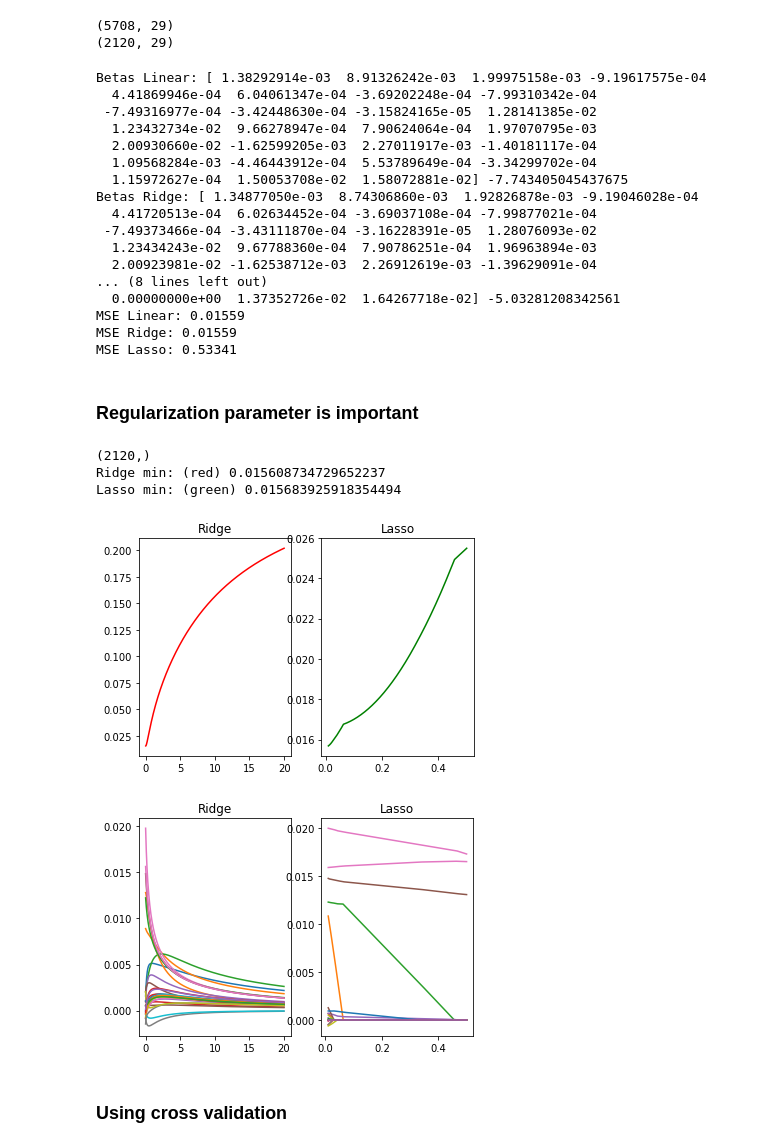
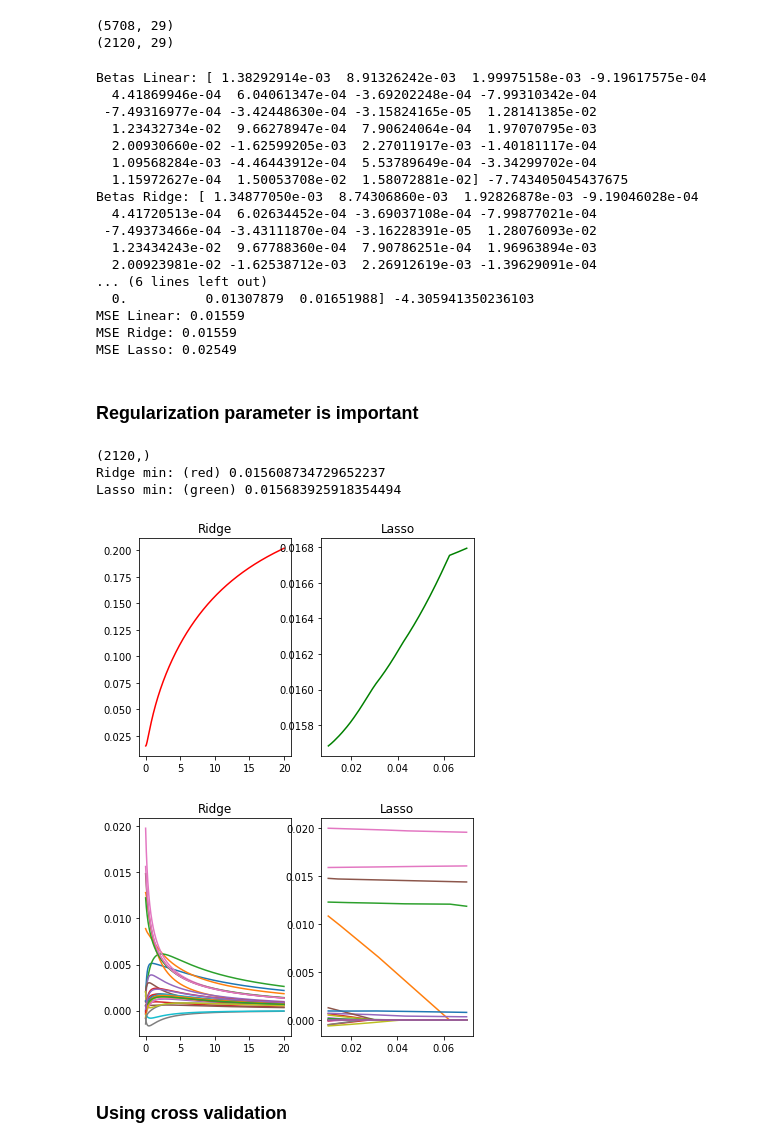
Before and after one commit to lucasmoschen/Machine_Learning_with_Python, a Jupyter notebook: Regression/pynb/Machine_Learning_4_DS-Regression-worked.ipynb, the cells around one changed output. Drawn from its saved outputs; the diff is of its cells as text; code cells hidden in the pictures.

```diff
--- a/Regression/pynb/Machine_Learning_4_DS-Regression-worked.ipynb
+++ b/Regression/pynb/Machine_Learning_4_DS-Regression-worked.ipynb
@@ -78,7 +78,7 @@ Y_data = df[columns[-1]].values ##seleciona os dados do IDEB 2013, que quer pred
 
 linear_regr = linear_model.LinearRegression() ##instancia os objetos
 ridge_regr = linear_model.Ridge(alpha=5.0)
-lasso_regr = linear_model.Lasso(alpha=0.3)
+lasso_regr = linear_model.Lasso(alpha=0.5)
 linear_regr.fit(X_data, Y_data) ##encaixa nos dados
 ridge_regr.fit(X_data, Y_data)
 lasso_regr.fit(X_data, Y_data)
@@ -93,7 +93,7 @@ print("Betas Lasso:",lasso_regr.coef_,lasso_regr.intercept_)
 
 print("MSE Linear: %.5f" % np.mean(np.subtract(linear_regr.predict(X_data), Y_data) ** 2))
 print("MSE Ridge: %.5f" % np.mean(np.subtract(ridge_regr.predict(X_data), Y_data) ** 2))
-print("MSE Lasso: %.5f" % np.mean(np.subtract(lasso_regr.predict(X_data).reshape(-1,1), Y_data) ** 2))
+print("MSE Lasso: %.5f" % np.mean(np.subtract(lasso_regr.predict(X_data), Y_data) ** 2))
 # %% [output]
 Betas Linear: [ 1.38292914e-03  8.91326242e-03  1.99975158e-03 -9.19617575e-04
   4.41869946e-04  6.04061347e-04 -3.69202248e-04 -7.99310342e-04
@@ -107,11 +107,11 @@ Betas Ridge: [ 1.34877050e-03  8.74306860e-03  1.92826878e-03 -9.19046028e-04
  -7.49373466e-04 -3.43111870e-04 -3.16228391e-05  1.28076093e-02
   1.23434243e-02  9.67788360e-04  7.90786251e-04  1.96963894e-03
   2.00923981e-02 -1.62538712e-03  2.26912619e-03 -1.39629091e-04
-... (8 lines left out)
-  0.00000000e+00  1.37352726e-02  1.64267718e-02] -5.03281208342561
+... (6 lines left out)
+  0.          0.01307879  0.01651988] -4.305941350236103
 MSE Linear: 0.01559
 MSE Ridge: 0.01559
-MSE Lasso: 0.53341
+MSE Lasso: 0.02549
 # %% [markdown]
 ### Regularization parameter is important
 # %%
@@ -129,7 +129,7 @@ for i in a_ridge:
     erl_ridge.append(np.mean(np.subtract(ridge_regr.predict(X_data), Y_data) ** 2)) # MSE ridge
     coefs_ridge.append(ridge_regr.coef_)
 
-a_lasso =  np.linspace(0.01,0.5,n_alphas)  # 50 values between 0.01 and 10
+a_lasso =  np.linspace(0.01,0.07,n_alphas)  # 50 values between 0.01 and 10
 erl_lasso = []                      # list of errors for lasso regression
 coefs_lasso = []
 print(Y_data.shape)
@@ -147,35 +147,35 @@ plt.figure(1)
 plt.subplot(121)
 
 ##valores do erro para cada s
 plt.title('Ridge')
 plt.plot(a_ridge,erl_ridge,color='red')
 plt.subplot(122)
 plt.title('Lasso')
 plt.plot(a_lasso,erl_lasso,color='green')
 
 plt.figure(2)
 plt.subplot(121)
 plt.title('Ridge')
 matridge_coefs = np.asarray(coefs_ridge).reshape(n_alphas,len(chosen_columns))
 for i in range(matridge_coefs.shape[1]):
     plt.plot(a_ridge,matridge_coefs[:,i],label=chosen_columns[i])
 #plt.legend()
 
 plt.subplot(122)
 plt.title('Lasso')
 matlasso_coefs = np.asarray(coefs_lasso).reshape(n_alphas,len(chosen_columns))
 for i in range(matlasso_coefs.shape[1]):
     plt.plot(a_lasso,matlasso_coefs[:,i],label=chosen_columns[i])
 #plt.legend(loc=2)
 
 print("Ridge min: (red)", min(erl_ridge))
 print("Lasso min: (green)", min(erl_lasso))
 # %% [output]
 (2120,)
 Ridge min: (red) 0.015608734729652237
 Lasso min: (green) 0.015683925918354494
-[figure, old version]
+[figure, new version]
-[figure, old version]
+[figure, new version]
 # %% [markdown]
 ### Using cross validation
 # %%
```
